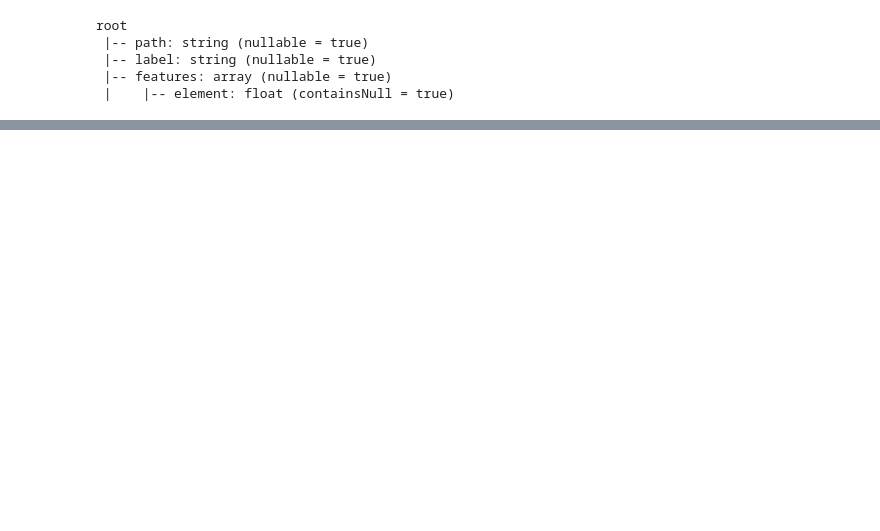
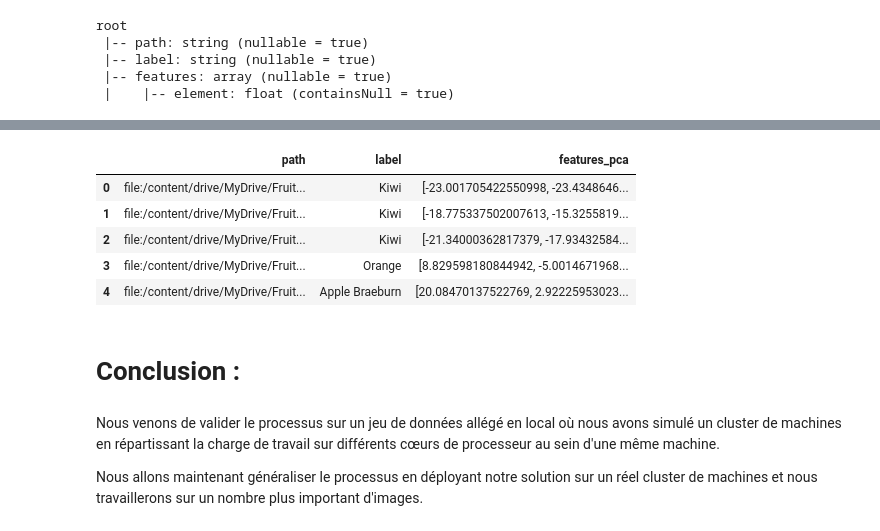
Before and after one commit to HananeMaghlazi/P8_BigData, a Jupyter notebook: P8_local.ipynb, the cells around one changed output, grey strips where cells are left out. Saved outputs shown, nothing was run; the diff lists cells and outputs as text; code cells hidden in the pictures; blank space fills up the shorter version.

```diff
--- a/P8_local.ipynb
+++ b/P8_local.ipynb
@@ -425,0 +491,18 @@ df.loc[0,'features_pca']
+# %%
+# Lecture du fichier csv
+df_final = pd.read_csv("/content/drive/MyDrive/Results/result.csv")
+# %%
+df_final.head()
+# %% [output]
+|  | path | label | features_pca |
+| 0 | file:/content/drive/MyDrive/Fruit... | Kiwi | [-23.001705422550998, -23.4348646... |
+| 1 | file:/content/drive/MyDrive/Fruit... | Kiwi | [-18.775337502007613, -15.3255819... |
+| 2 | file:/content/drive/MyDrive/Fruit... | Kiwi | [-21.34000362817379, -17.93432584... |
+| 3 | file:/content/drive/MyDrive/Fruit... | Orange | [8.829598180844942, -5.0014671968... |
+| 4 | file:/content/drive/MyDrive/Fruit... | Apple Braeburn | [20.08470137522769, 2.92225953023... |
+# %% [markdown]
+# Conclusion :
+# %% [markdown]
+Nous venons de valider le processus sur un jeu de données allégé en local où nous avons simulé un cluster de machines en répartissant la charge de travail sur différents cœurs de processeur au sein d'une même machine.
+
+Nous allons maintenant généraliser le processus en déployant notre solution sur un réel cluster de machines et nous travaillerons sur un nombre plus important d'images.
```
Also changed, not shown: parts of 36 cells of this notebook.
